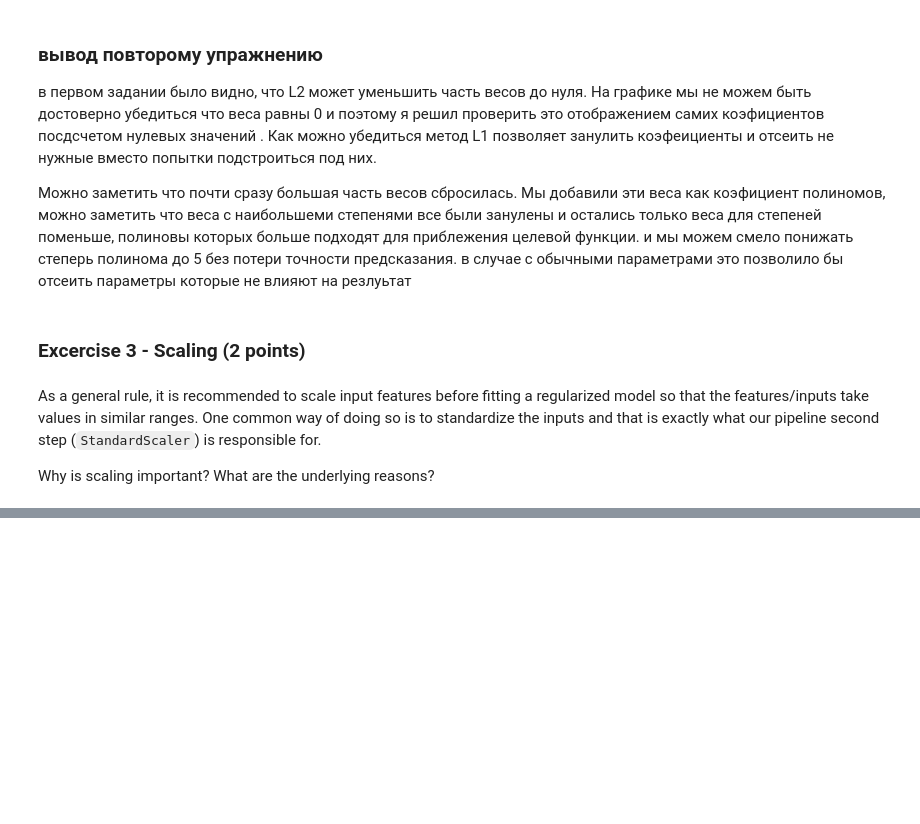
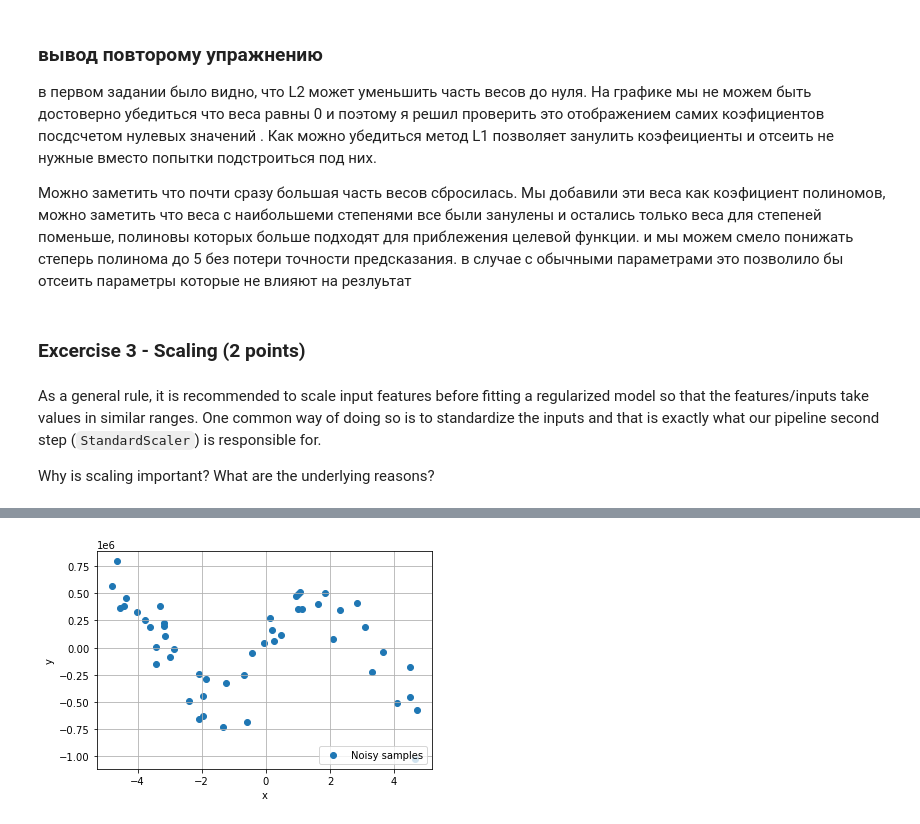
Before and after one commit to YakovGrischenko/rss-ml-intro, a Jupyter notebook: 3_overfitting_regularization/overfitting_regularization.ipynb, the cells around one changed output, grey strips where cells are left out. Cells and saved outputs as stored; diff of their text form; code cells hidden in the pictures; blank space fills up the shorter version.

```diff
--- a/3_overfitting_regularization/overfitting_regularization.ipynb
+++ b/3_overfitting_regularization/overfitting_regularization.ipynb
@@ -128,13 +127,13 @@ Pipeline(steps=[('pol', PolynomialFeatures()), ('sca', StandardScaler()),
 # %% [markdown]
 Let's fit a model and plot the hypothesis it learns:
 # %%
-def plot_fit(model):
+def plot_fit(model, target_fun=target_function):
     degree = model['pol'].degree
     X_range = np.linspace(*RANGE, 1000).reshape(-1, 1)
     y_pred = model.predict(X_range)
     plot_scatter(X_train, y_train, label='Training sample')
     plot_scatter(X_valid, y_valid, label='Validation sample')
-    plt.plot(X_range, target_function(X_range), c='green', alpha=0.2, lw=5, label='Target function')
+    plt.plot(X_range, target_fun(X_range), c='green', alpha=0.2, lw=5, label='Target function')
     plt.plot(X_range, y_pred, c='red', label='Hypothesis')
     plt.ylim((min(y) - 3, max(y) + 3))
     plt.legend(loc='best')
@@ -545,0 +565,17 @@ Why is scaling important? What are the underlying reasons?
+# %%
+koef = 50000
+def target_function_huge(x):
+    return 2 * x + 10 * np.sin(x)*koef
+
+def generate_samples():
+    """Generate noisy samples."""
+    np.random.seed(SEED)
+    x = np.random.uniform(*RANGE, size=N_SAMPLES)
+    y = target_function_huge(x) + np.random.normal(scale=4*koef, size=N_SAMPLES)
+    return x.reshape(-1, 1), y
+
+X, y = generate_samples()
+
+plot_scatter(X, y)
+# %% [output]
+[figure, added]
```
Also changed, not shown: parts of 9 cells of this notebook.
